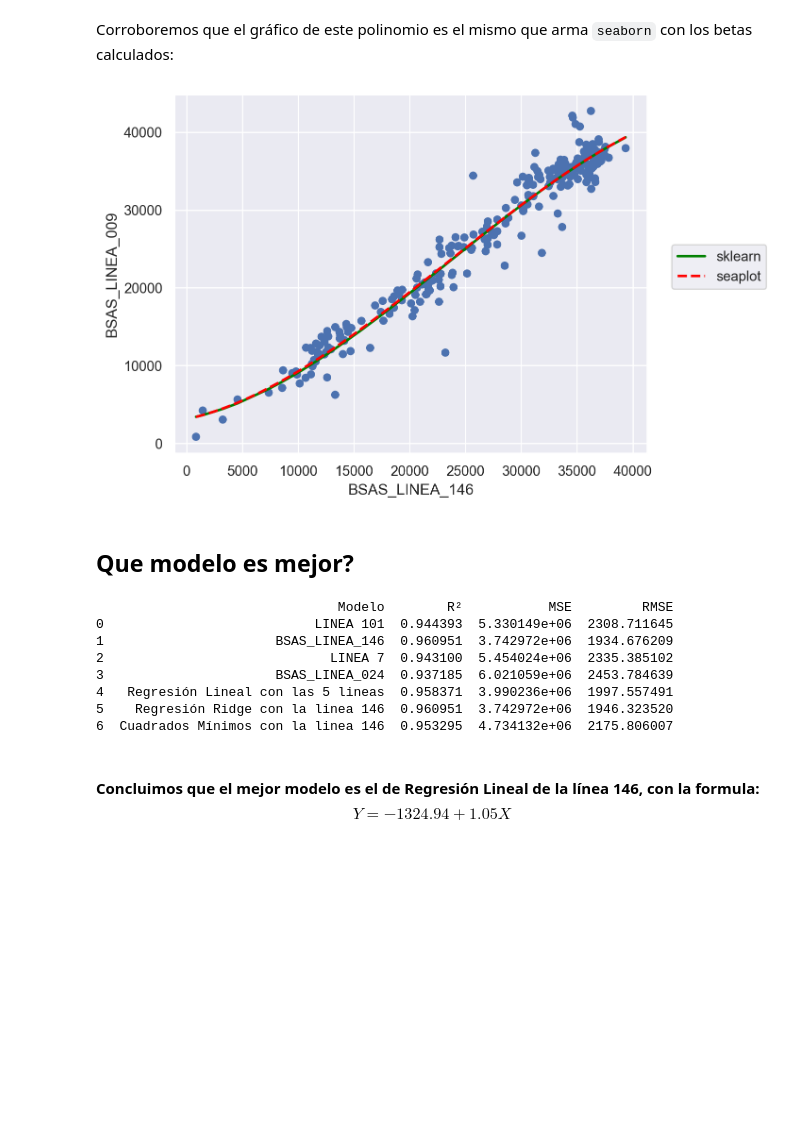
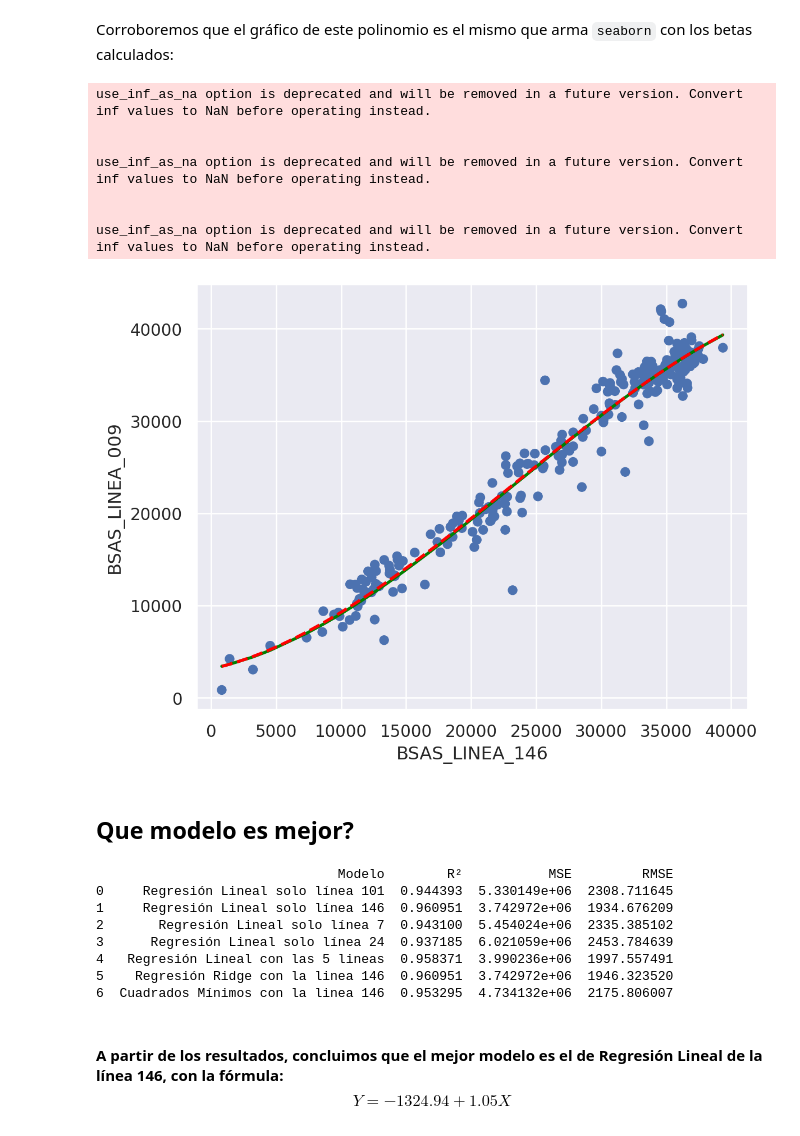
Before and after one commit to joacokoif/tp1_sube_2023_ldd, a Jupyter notebook: tp1_sube2023.ipynb, the cells around one changed output. Cells and saved outputs as stored; diff of their text form; code cells hidden in the pictures; blank space fills up the shorter version.

```diff
--- a/tp1_sube2023.ipynb
+++ b/tp1_sube2023.ipynb
@@ -730,37 +740,44 @@ Corroboremos que el gráfico de este polinomio es el mismo que arma `seaborn` co
 # %%
 (
     so.Plot(data=pasajeros_por_linea_2023, x='BSAS_LINEA_146', y='BSAS_LINEA_009')
     .add(so.Dot())
-    .add(so.Line(color='green', linewidth=2), y=o_origen + beta[0]*pasajeros_por_linea_2023['BSAS_LINEA_146'] + beta[1]*pasajeros_por_linea_2023['BSAS_LINEA_146']**2 + beta[2]*pasajeros_por_linea_2023['BSAS_LINEA_146']**3, label='sklearn')
-    .add(so.Line(color='red', linestyle='--', linewidth=2), so.PolyFit(3), label='seaplot')
+    .add(so.Line(color='green', linewidth=2), y=o_origen + beta[0]*pasajeros_por_linea_2023['BSAS_LINEA_146'] + beta[1]*pasajeros_por_linea_2023['BSAS_LINEA_146']**2 + beta[2]*pasajeros_por_linea_2023['BSAS_LINEA_146']**3)
+    .add(so.Line(color='red', linestyle='--', linewidth=2), so.PolyFit(3))
     .label()
 )
 # %% [output]
+use_inf_as_na option is deprecated and will be removed in a future version. Convert inf values to NaN before operating instead.
+
+
+use_inf_as_na option is deprecated and will be removed in a future version. Convert inf values to NaN before operating instead.
+
+
+use_inf_as_na option is deprecated and will be removed in a future version. Convert inf values to NaN before operating instead.
-[figure, old version]
+[figure, new version]
 # %% [markdown]
 ## Que modelo es mejor?
 # %%
 resultados = [
     {
-        "Modelo": "LINEA 101",
+        "Modelo": "Regresión Lineal solo línea 101",
         "R²": 0.9443926298136837,
         "MSE": 5330149.461214782,
         "RMSE": 2308.7116453153653
     },
     {
-        "Modelo": "BSAS_LINEA_146",
+        "Modelo": "Regresión Lineal solo línea 146",
         "R²": 0.9609510327848352,
         "MSE": 3742972.0352810663,
         "RMSE": 1934.6762094162077
     },
     {
-        "Modelo": "LINEA 7",
+        "Modelo": "Regresión Lineal solo línea 7",
         "R²": 0.943100299504077,
         "MSE": 5454023.575030652,
         "RMSE": 2335.3851020828774
     },
     {
-        "Modelo": "BSAS_LINEA_024",
+        "Modelo": "Regresión Lineal solo línea 24",
         "R²": 0.9371846395358414,
         "MSE": 6021059.05408268,
         "RMSE": 2453.784638896144
@@ -792,12 +809,12 @@ resultados_df = pd.DataFrame(resultados)
 print(resultados_df)
 # %% [output]
                                Modelo        R²           MSE         RMSE
-0                           LINEA 101  0.944393  5.330149e+06  2308.711645
-1                      BSAS_LINEA_146  0.960951  3.742972e+06  1934.676209
-2                             LINEA 7  0.943100  5.454024e+06  2335.385102
-3                      BSAS_LINEA_024  0.937185  6.021059e+06  2453.784639
+0     Regresión Lineal solo línea 101  0.944393  5.330149e+06  2308.711645
+1     Regresión Lineal solo línea 146  0.960951  3.742972e+06  1934.676209
+2       Regresión Lineal solo línea 7  0.943100  5.454024e+06  2335.385102
+3      Regresión Lineal solo línea 24  0.937185  6.021059e+06  2453.784639
 4   Regresión Lineal con las 5 lineas  0.958371  3.990236e+06  1997.557491
 5    Regresión Ridge con la linea 146  0.960951  3.742972e+06  1946.323520
 6  Cuadrados Mínimos con la linea 146  0.953295  4.734132e+06  2175.806007
 # %% [markdown]
-#### Concluimos que el mejor modelo es el de Regresión Lineal de la línea 146, con la formula: $$ Y = -1324.94 + 1.05 X$$
+#### A partir de los resultados, concluimos que el mejor modelo es el de Regresión Lineal de la línea 146, con la fórmula: $$ Y = -1324.94 + 1.05 X$$
```
Also changed, not shown: parts of 15 cells of this notebook.
